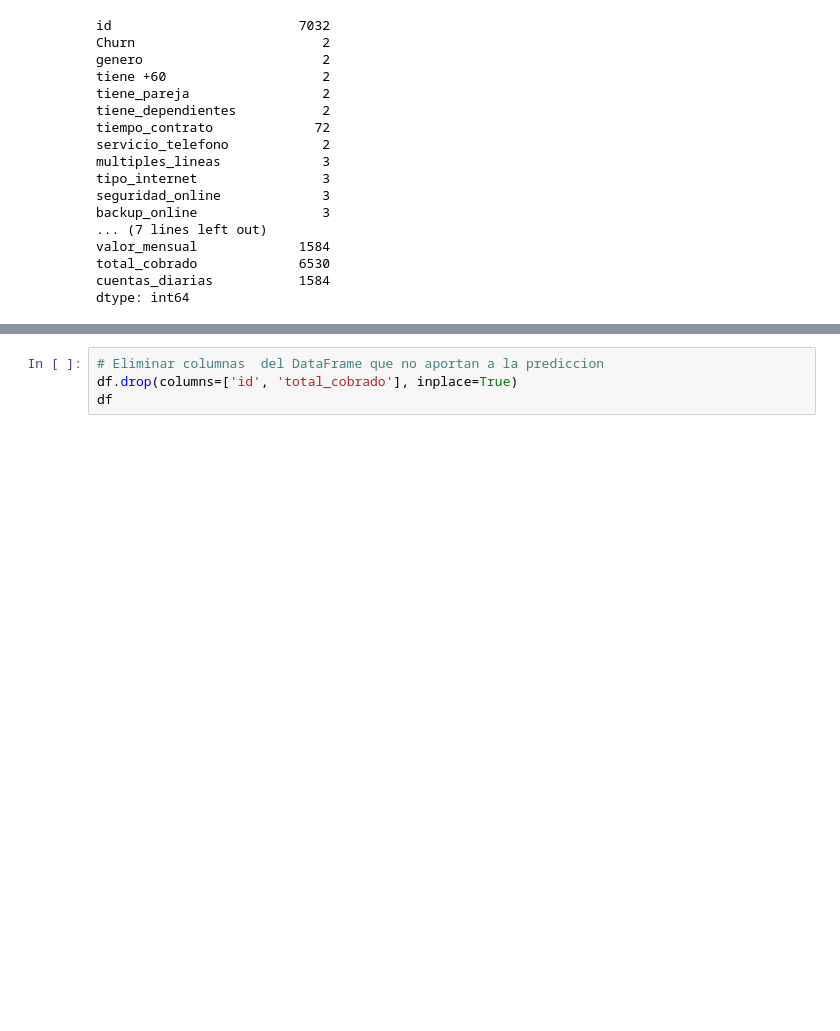
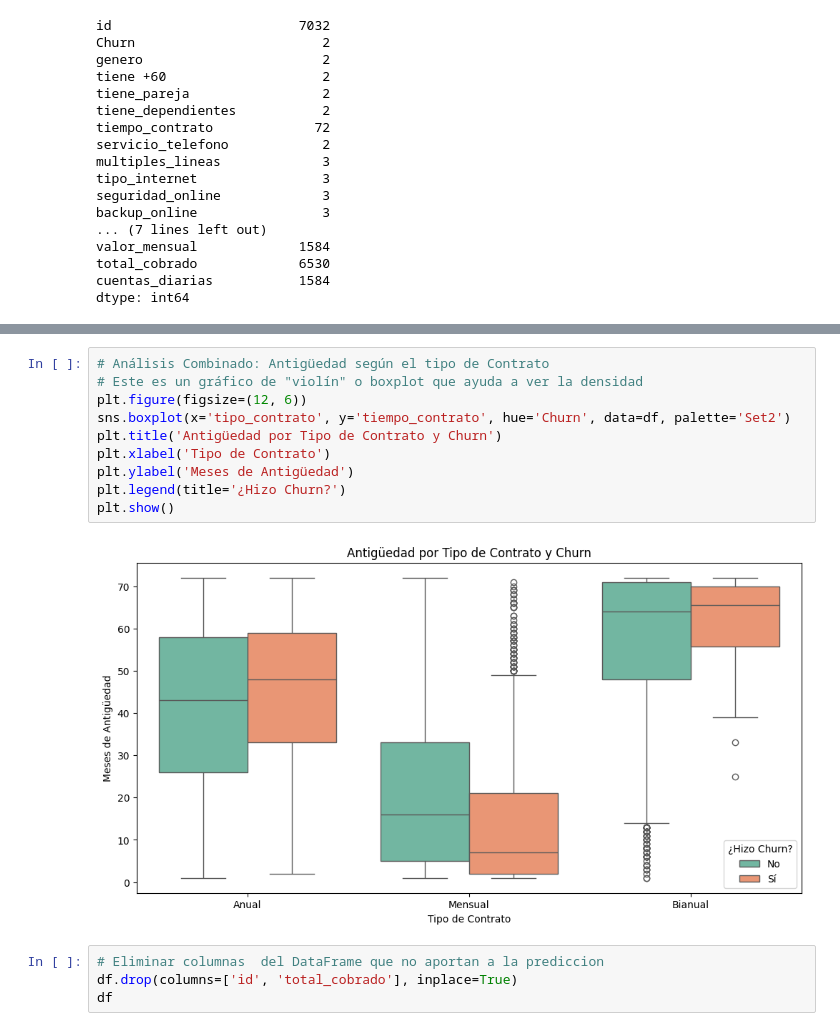
Before and after one commit to Gaby46Pe/challenge2-datascience-latam-gap, a Jupyter notebook: TelecomX_LATAM_2.ipynb, the cells around one changed output, grey strips where cells are left out. Saved outputs shown, nothing was run; the diff lists cells and outputs as text; blank space fills up the shorter version.

```diff
--- a/TelecomX_LATAM_2.ipynb
+++ b/TelecomX_LATAM_2.ipynb
@@ -85,3 +97,15 @@ dtype: int64
+# %%
+# Análisis Combinado: Antigüedad según el tipo de Contrato
+# Este es un gráfico de "violín" o boxplot que ayuda a ver la densidad
+plt.figure(figsize=(12, 6))
+sns.boxplot(x='tipo_contrato', y='tiempo_contrato', hue='Churn', data=df, palette='Set2')
+plt.title('Antigüedad por Tipo de Contrato y Churn')
+plt.xlabel('Tipo de Contrato')
+plt.ylabel('Meses de Antigüedad')
+plt.legend(title='¿Hizo Churn?')
+plt.show()
+# %% [output]
+[figure, added]
 # %%
 # Eliminar columnas  del DataFrame que no aportan a la prediccion
 df.drop(columns=['id', 'total_cobrado'], inplace=True)
```
Also changed, not shown: parts of 6 cells of this notebook, 1 other file.
